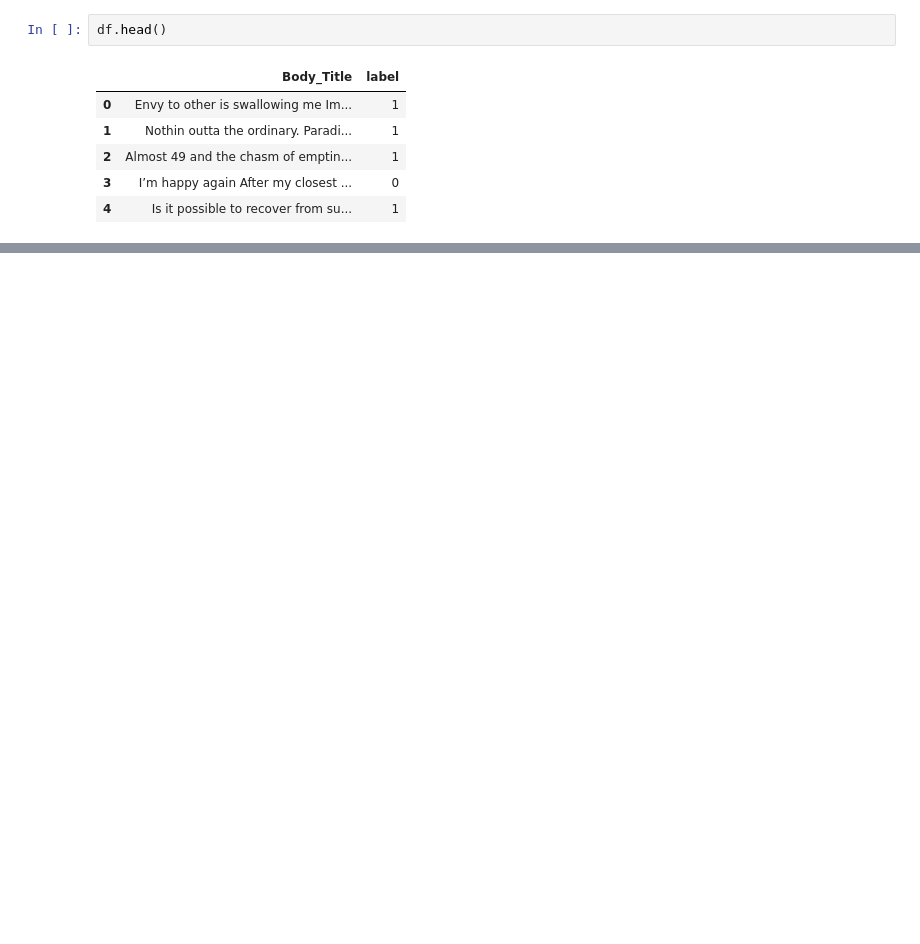
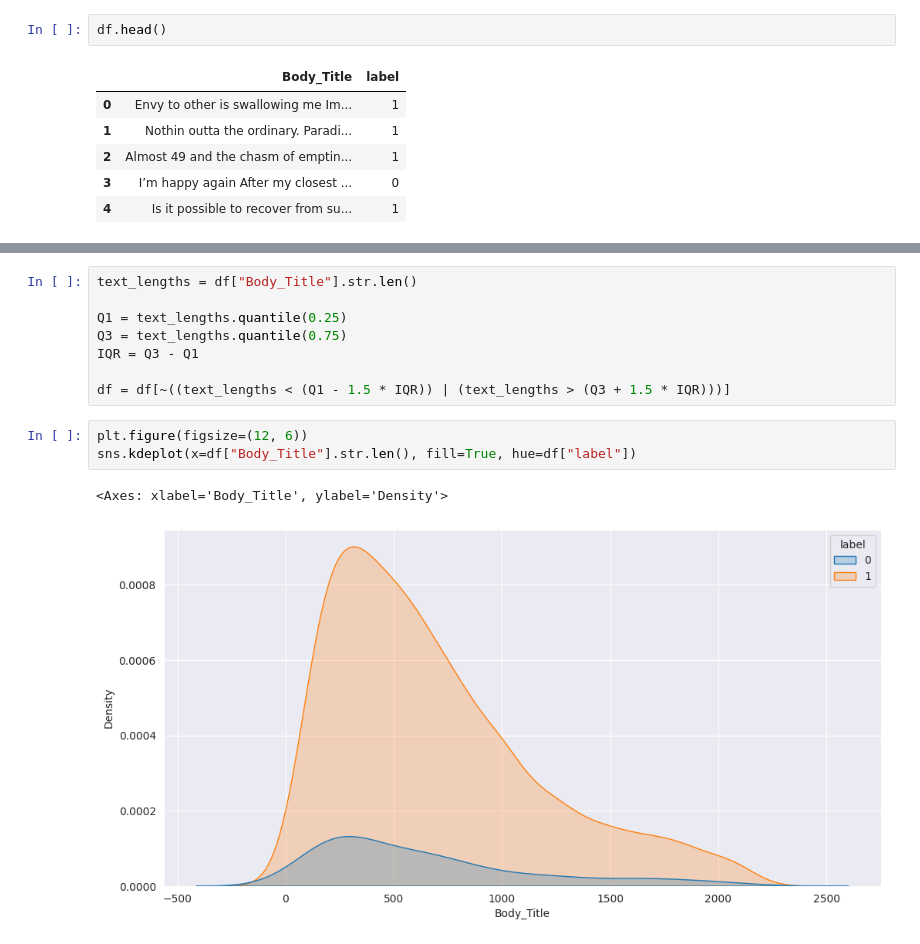
Before and after one commit to JordanMarcelino/dicoding-ml-terapan, a Jupyter notebook: submission-1/stress-detection.ipynb, the cells around one changed output, grey strips where cells are left out. Saved outputs shown, nothing was run; the diff lists cells and outputs as text; blank space fills up the shorter version.

```diff
--- a/submission-1/stress-detection.ipynb
+++ b/submission-1/stress-detection.ipynb
@@ -27,0 +99,14 @@ df.head()
+# %%
+text_lengths = df["Body_Title"].str.len()
+
+Q1 = text_lengths.quantile(0.25)
+Q3 = text_lengths.quantile(0.75)
+IQR = Q3 - Q1
+
+df = df[~((text_lengths < (Q1 - 1.5 * IQR)) | (text_lengths > (Q3 + 1.5 * IQR)))]
+# %%
+plt.figure(figsize=(12, 6))
+sns.kdeplot(x=df["Body_Title"].str.len(), fill=True, hue=df["label"])
+# %% [output]
+<Axes: xlabel='Body_Title', ylabel='Density'>
+[figure, added]
```
Also changed, not shown: parts of 26 cells of this notebook, 2 other files.
